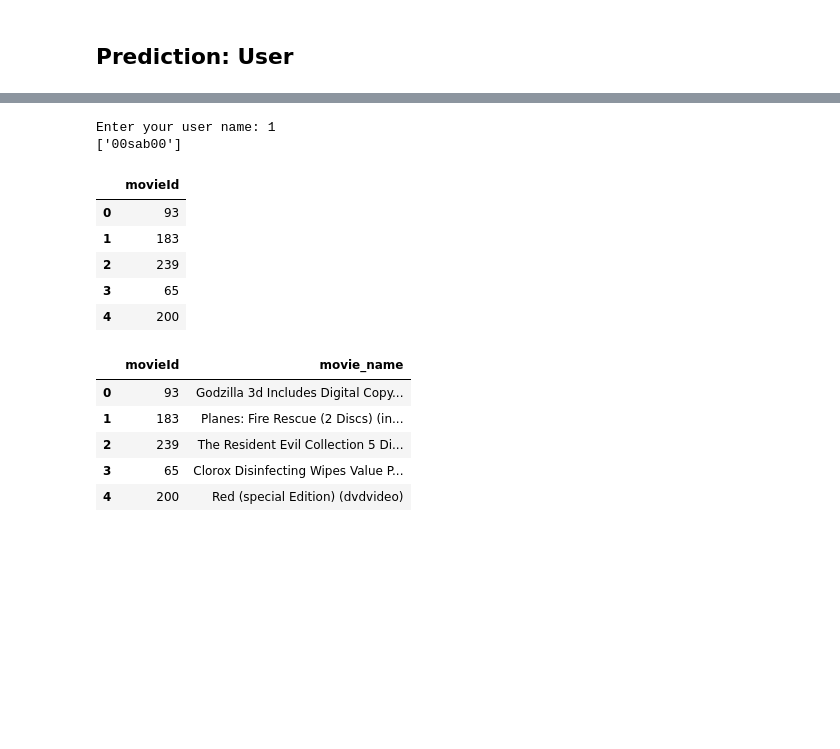
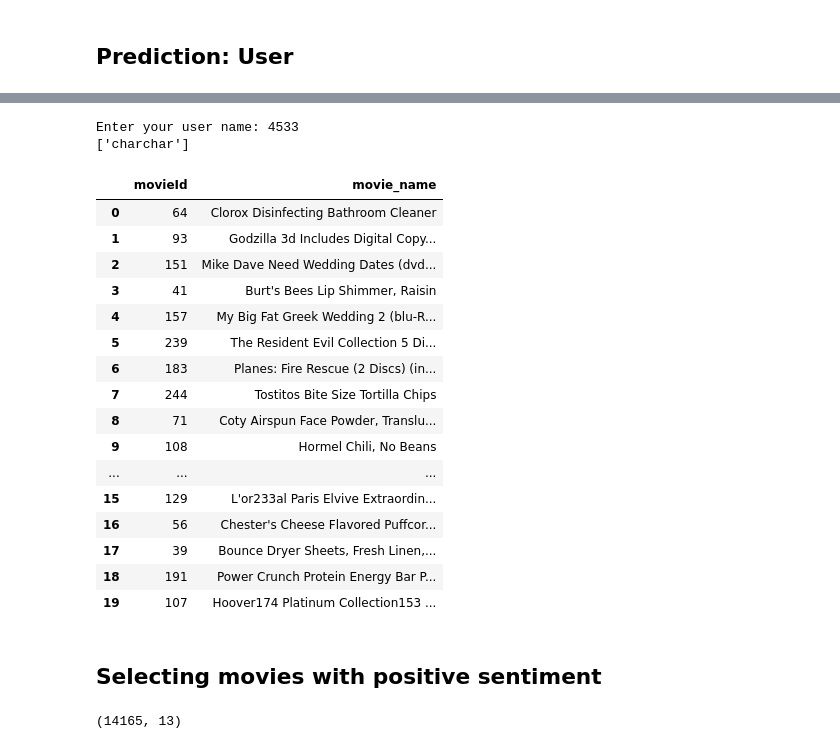
Before and after one commit to DaoodS/Machine_Learning_Projects, a Jupyter notebook: Project_12/Implementation/sentiment_analysis.ipynb, the cells around one changed output, grey strips where cells are left out. Cells and saved outputs as stored; diff of their text form; code cells hidden in the pictures; blank space fills up the shorter version.

Commit message:
ratings pickle saved for prediction

```diff
--- a/Project_12/Implementation/sentiment_analysis.ipynb
+++ b/Project_12/Implementation/sentiment_analysis.ipynb
@@ -170,5 +167,5 @@ df.head(2)
 # %%
 # df.to_csv('final_data.csv', index=None)
 # %%
-df = pd.read_csv('../Details/dataset/SentimentbasedRecoEngine/final_data.csv', index_col=None)
+df = pd.read_csv('final_data.csv', index_col=None)
 df.info()
@@ -963,30 +1002,44 @@ user_final_rating = np.multiply(user_predicted_ratings, dummy_train)
+# %%
+final_model_file = "user_final_rating.pkl"
+with open(final_model_file, 'rb') as file:
+    final_model = pickle.load(file)
 # %%
 # Take the user ID as input.
 user_input = int(input("Enter your user name: "))
 print(le_usr.inverse_transform([user_input]))
 # %% [output]
-Enter your user name: 1
-['00sab00']
+Enter your user name: 4533
+['charchar']
 # %%
-d = user_final_rating.loc[user_input].sort_values(ascending=False)[0:5].to_frame()
+d = final_model.loc[user_input].sort_values(ascending=False)[0:20].to_frame()
 d = d.reset_index()
 d.drop(d.columns[1], axis=1, inplace=True)
+
+movie_name = le_name.inverse_transform(d['movieId'])
+d['movie_name'] = movie_name
 d
 # %% [output]
-|  | movieId |
-| 0 | 93 |
-| 1 | 183 |
-| 2 | 239 |
-| 3 | 65 |
-| 4 | 200 |
+|  | movieId | movie_name |
+| 0 | 64 | Clorox Disinfecting Bathroom Cleaner |
+| 1 | 93 | Godzilla 3d Includes Digital Copy... |
+| 2 | 151 | Mike Dave Need Wedding Dates (dvd... |
+| 3 | 41 | Burt's Bees Lip Shimmer, Raisin |
+| 4 | 157 | My Big Fat Greek Wedding 2 (blu-R... |
+| 5 | 239 | The Resident Evil Collection 5 Di... |
+| 6 | 183 | Planes: Fire Rescue (2 Discs) (in... |
+| 7 | 244 | Tostitos Bite Size Tortilla Chips |
+| 8 | 71 | Coty Airspun Face Powder, Translu... |
+| 9 | 108 | Hormel Chili, No Beans |
+| ... | ... | ... |
+| 15 | 129 | L'or233al Paris Elvive Extraordin... |
+| 16 | 56 | Chester's Cheese Flavored Puffcor... |
+| 17 | 39 | Bounce Dryer Sheets, Fresh Linen,... |
+| 18 | 191 | Power Crunch Protein Energy Bar P... |
+| 19 | 107 | Hoover174 Platinum Collection153 ... |
-# %%
-movie_name = le_name.inverse_transform(d['movieId'])
-d['movie_name'] = movie_name
-d
-# %% [output]
-|  | movieId | movie_name |
-| 0 | 93 | Godzilla 3d Includes Digital Copy... |
-| 1 | 183 | Planes: Fire Rescue (2 Discs) (in... |
-| 2 | 239 | The Resident Evil Collection 5 Di... |
-| 3 | 65 | Clorox Disinfecting Wipes Value P... |
-| 4 | 200 | Red (special Edition) (dvdvideo) |
+# %% [markdown]
+## Selecting movies with positive sentiment
+# %%
+filter_df = df[df['name'].isin(d['movie_name'].to_list())]
+filter_df.shape
+# %% [output]
+(14165, 13)
```
Also changed, not shown: parts of 36 cells of this notebook, 2 other files.
